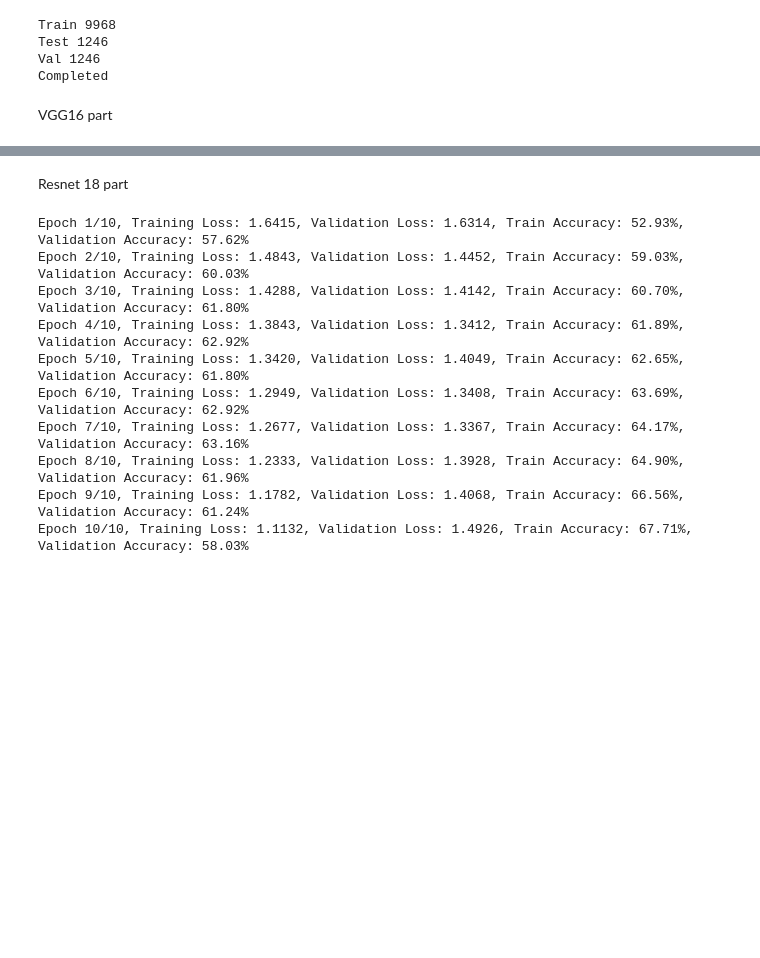
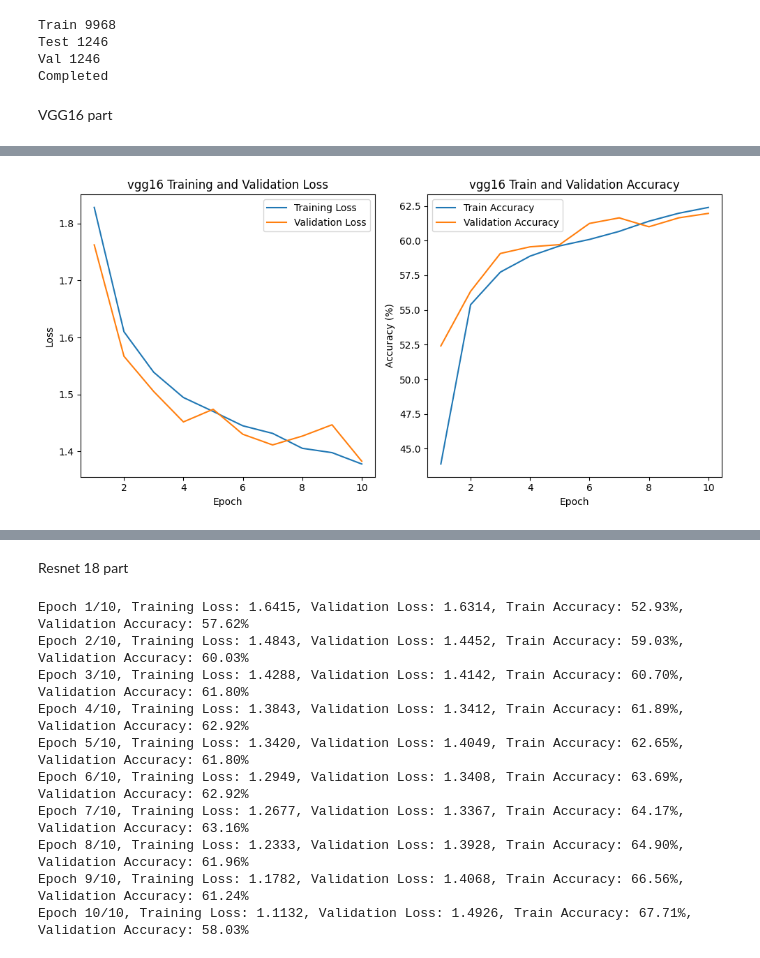
Before and after one commit to thuhinkhanna/COMP-6721-Project, a Jupyter notebook: AI_Project_Fashion_Patterns_Dataset.ipynb, the cells around one changed output, grey strips where cells are left out. Cells and saved outputs as stored; diff of their text form; code cells hidden in the pictures; blank space fills up the shorter version.

```diff
--- a/AI_Project_Fashion_Patterns_Dataset.ipynb
+++ b/AI_Project_Fashion_Patterns_Dataset.ipynb
@@ -460,3 +460,29 @@ Epoch 10/10, Training Loss: 1.3772, Validation Loss: 1.4242, Train Accuracy: 62.
+# %%
+# Plotting subplots for accuracy and loss side by side
+fig, axes = plt.subplots(1, 2, figsize=(10, 5))
+
+# Plot train and validation loss
+axes[0].plot(range(1, num_epochs + 1), train_losses, label='Training Loss')
+axes[0].plot(range(1, num_epochs + 1), val_losses, label='Validation Loss')
+axes[0].set_xlabel('Epoch')
+axes[0].set_ylabel('Loss')
+axes[0].set_title('vgg16 Training and Validation Loss')
+axes[0].legend()
+
+# Plot train and validation accuracy
+axes[1].plot(range(1, num_epochs + 1), train_accuracies, label='Train Accuracy')
+axes[1].plot(range(1, num_epochs + 1), val_accuracies, label='Validation Accuracy')
+axes[1].set_xlabel('Epoch')
+axes[1].set_ylabel('Accuracy (%)')
+axes[1].set_title('vgg16 Train and Validation Accuracy')
+axes[1].legend()
+
+
+
+plt.tight_layout()  # Adjust subplot parameters to give specified padding
+plt.show()
+# %% [output]
+[figure, added]
 # %%
 from sklearn.metrics import confusion_matrix,ConfusionMatrixDisplay
 
```
Also changed, not shown: parts of 2 cells of this notebook.
